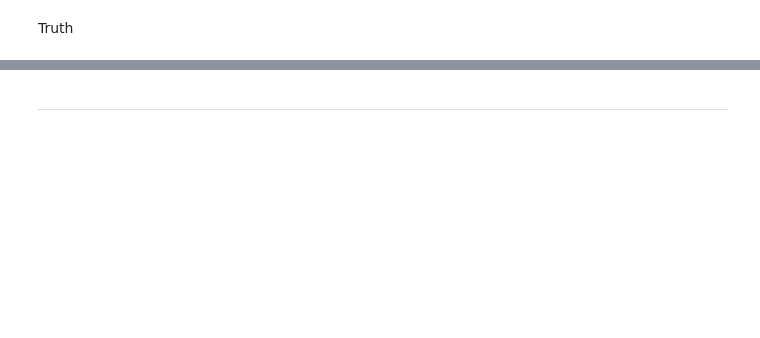
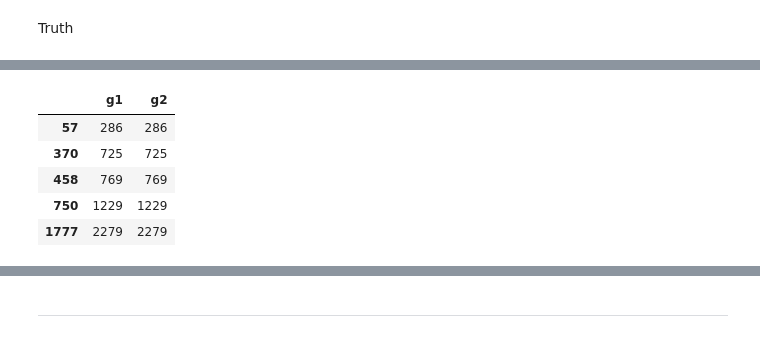
Before and after one commit to win7/Test_Graph_MatchingAlignment, a Jupyter notebook: Network-Alignment-with-Transferable-Graph-Autoencoders/test_subgraph_MS.ipynb, the cells around one changed output, grey strips where cells are left out. Cells and saved outputs as stored; diff of their text form; code cells hidden in the pictures; blank space fills up the shorter version.

```diff
--- a/Network-Alignment-with-Transferable-Graph-Autoencoders/test_subgraph_MS.ipynb
+++ b/Network-Alignment-with-Transferable-Graph-Autoencoders/test_subgraph_MS.ipynb
@@ -433,0 +342,5 @@ total_cost, assignments = hungarian_algorithm(D.cpu())
+# %%
+# load
+
+X = np.load("P_hungarian.npy")
+X
@@ -469,16 +395,0 @@ train_set
-# %%
-# Analysis
-
-df_nodes_orange1 = pd.read_csv("graphs_data/nodes_{}.csv".format(train_set[0]))
-df_nodes_orange1
-map1 = dict(zip(df_nodes_orange1.iloc[:, 0].values, df_nodes_orange1.iloc[:, 1].values))
-map1
-
-df_nodes_orange2 = pd.read_csv("graphs_data/nodes_{}.csv".format(train_set[1]))
-df_nodes_orange2
-map2 = dict(zip(df_nodes_orange2.iloc[:, 0].values, df_nodes_orange2.iloc[:, 1].values))
-# map2
-# %%
-df_match = pd.DataFrame(option1)
-df_match.columns = ["g1", "g2"]
-df_match
@@ -525,0 +396,17 @@ Option 2
+# %%
+# Analysis
+
+def match_nodes(option, map1, map2):
+    df_match = pd.DataFrame(option)
+    df_match.columns = ["g1", "g2"]
+    df_match
+
+    df_match.replace({"g1": map1}, inplace=True)
+    df_match.replace({"g2": map2}, inplace=True)
+    df_match
+
+    df_match = df_match[df_match["g1"] == df_match["g2"]]
+    return df_match
+
+df_match = match_nodes(option1, map1, map2)
+df_match
@@ -560,0 +507,10 @@ array([[ 923,    0],
+# %%
+df_match = match_nodes(option3, map1, map2)
+df_match
+# %% [output]
+|  | g1 | g2 |
+| 57 | 286 | 286 |
+| 370 | 725 | 725 |
+| 458 | 769 | 769 |
+| 750 | 1229 | 1229 |
+| 1777 | 2279 | 2279 |
```
Also changed, not shown: parts of 86 cells of this notebook, 4 other files.
